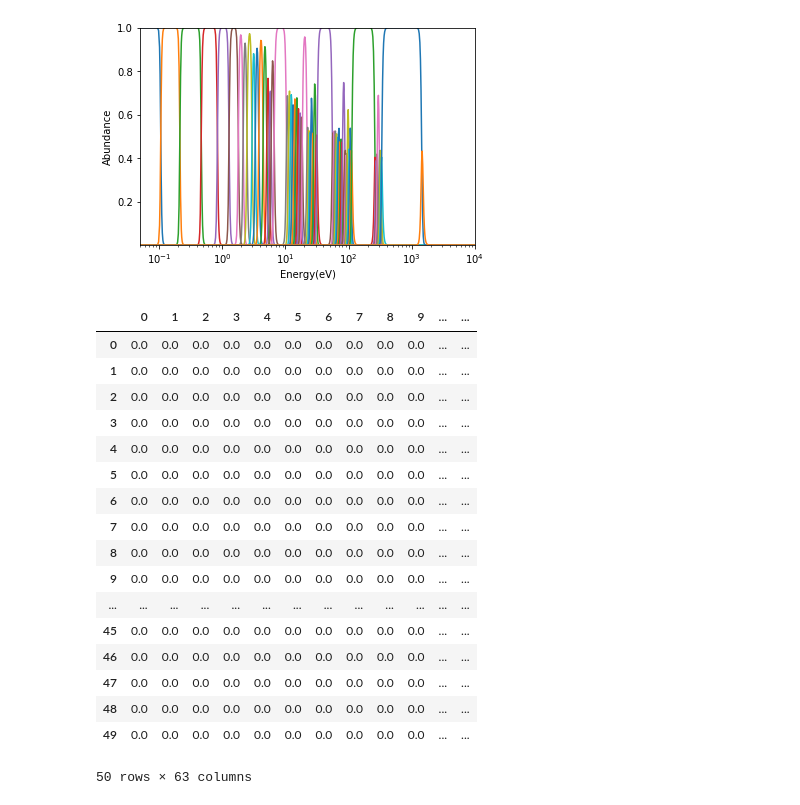
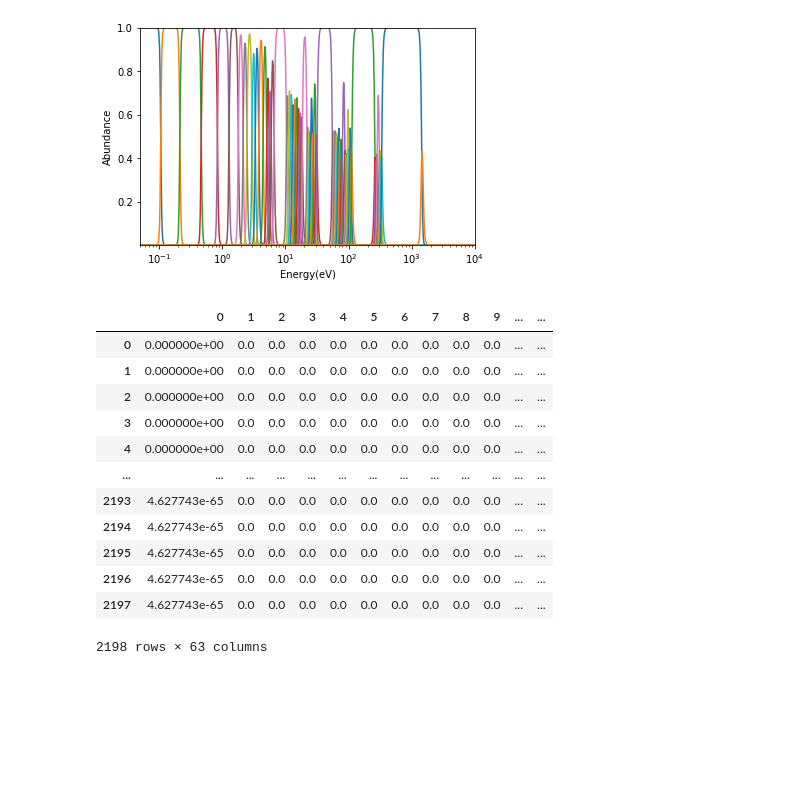
Before and after one commit to PranavNalamwar/R-process_Mergers, a Jupyter notebook: Abundance_Calculations/Multiple Elements Scenario.ipynb, the cells around one changed output. Cells and saved outputs as stored; diff of their text form; code cells hidden in the pictures; blank space fills up the shorter version.

```diff
--- a/Abundance_Calculations/Multiple Elements Scenario.ipynb
+++ b/Abundance_Calculations/Multiple Elements Scenario.ipynb
@@ -176,23 +157,18 @@ Text(0, 0.5, 'Abundance')
 [figure]
 # %%
 Y = pd.DataFrame(YI[0])
-Y.head(50)
+Y
 # %% [output]
 |  | 0 | 1 | 2 | 3 | 4 | 5 | 6 | 7 | 8 | 9 | ... | ... |
-| 0 | 0.0 | 0.0 | 0.0 | 0.0 | 0.0 | 0.0 | 0.0 | 0.0 | 0.0 | 0.0 | ... | ... |
-| 1 | 0.0 | 0.0 | 0.0 | 0.0 | 0.0 | 0.0 | 0.0 | 0.0 | 0.0 | 0.0 | ... | ... |
-| 2 | 0.0 | 0.0 | 0.0 | 0.0 | 0.0 | 0.0 | 0.0 | 0.0 | 0.0 | 0.0 | ... | ... |
-| 3 | 0.0 | 0.0 | 0.0 | 0.0 | 0.0 | 0.0 | 0.0 | 0.0 | 0.0 | 0.0 | ... | ... |
-| 4 | 0.0 | 0.0 | 0.0 | 0.0 | 0.0 | 0.0 | 0.0 | 0.0 | 0.0 | 0.0 | ... | ... |
-| 5 | 0.0 | 0.0 | 0.0 | 0.0 | 0.0 | 0.0 | 0.0 | 0.0 | 0.0 | 0.0 | ... | ... |
-| 6 | 0.0 | 0.0 | 0.0 | 0.0 | 0.0 | 0.0 | 0.0 | 0.0 | 0.0 | 0.0 | ... | ... |
-| 7 | 0.0 | 0.0 | 0.0 | 0.0 | 0.0 | 0.0 | 0.0 | 0.0 | 0.0 | 0.0 | ... | ... |
-| 8 | 0.0 | 0.0 | 0.0 | 0.0 | 0.0 | 0.0 | 0.0 | 0.0 | 0.0 | 0.0 | ... | ... |
-| 9 | 0.0 | 0.0 | 0.0 | 0.0 | 0.0 | 0.0 | 0.0 | 0.0 | 0.0 | 0.0 | ... | ... |
+| 0 | 0.000000e+00 | 0.0 | 0.0 | 0.0 | 0.0 | 0.0 | 0.0 | 0.0 | 0.0 | 0.0 | ... | ... |
+| 1 | 0.000000e+00 | 0.0 | 0.0 | 0.0 | 0.0 | 0.0 | 0.0 | 0.0 | 0.0 | 0.0 | ... | ... |
+| 2 | 0.000000e+00 | 0.0 | 0.0 | 0.0 | 0.0 | 0.0 | 0.0 | 0.0 | 0.0 | 0.0 | ... | ... |
+| 3 | 0.000000e+00 | 0.0 | 0.0 | 0.0 | 0.0 | 0.0 | 0.0 | 0.0 | 0.0 | 0.0 | ... | ... |
+| 4 | 0.000000e+00 | 0.0 | 0.0 | 0.0 | 0.0 | 0.0 | 0.0 | 0.0 | 0.0 | 0.0 | ... | ... |
 | ... | ... | ... | ... | ... | ... | ... | ... | ... | ... | ... | ... | ... |
-| 45 | 0.0 | 0.0 | 0.0 | 0.0 | 0.0 | 0.0 | 0.0 | 0.0 | 0.0 | 0.0 | ... | ... |
-| 46 | 0.0 | 0.0 | 0.0 | 0.0 | 0.0 | 0.0 | 0.0 | 0.0 | 0.0 | 0.0 | ... | ... |
-| 47 | 0.0 | 0.0 | 0.0 | 0.0 | 0.0 | 0.0 | 0.0 | 0.0 | 0.0 | 0.0 | ... | ... |
-| 48 | 0.0 | 0.0 | 0.0 | 0.0 | 0.0 | 0.0 | 0.0 | 0.0 | 0.0 | 0.0 | ... | ... |
-| 49 | 0.0 | 0.0 | 0.0 | 0.0 | 0.0 | 0.0 | 0.0 | 0.0 | 0.0 | 0.0 | ... | ... |
+| 2193 | 4.627743e-65 | 0.0 | 0.0 | 0.0 | 0.0 | 0.0 | 0.0 | 0.0 | 0.0 | 0.0 | ... | ... |
+| 2194 | 4.627743e-65 | 0.0 | 0.0 | 0.0 | 0.0 | 0.0 | 0.0 | 0.0 | 0.0 | 0.0 | ... | ... |
+| 2195 | 4.627743e-65 | 0.0 | 0.0 | 0.0 | 0.0 | 0.0 | 0.0 | 0.0 | 0.0 | 0.0 | ... | ... |
+| 2196 | 4.627743e-65 | 0.0 | 0.0 | 0.0 | 0.0 | 0.0 | 0.0 | 0.0 | 0.0 | 0.0 | ... | ... |
+| 2197 | 4.627743e-65 | 0.0 | 0.0 | 0.0 | 0.0 | 0.0 | 0.0 | 0.0 | 0.0 | 0.0 | ... | ... |
-50 rows × 63 columns
+2198 rows × 63 columns
```
Also changed, not shown: parts of 7 cells of this notebook.
